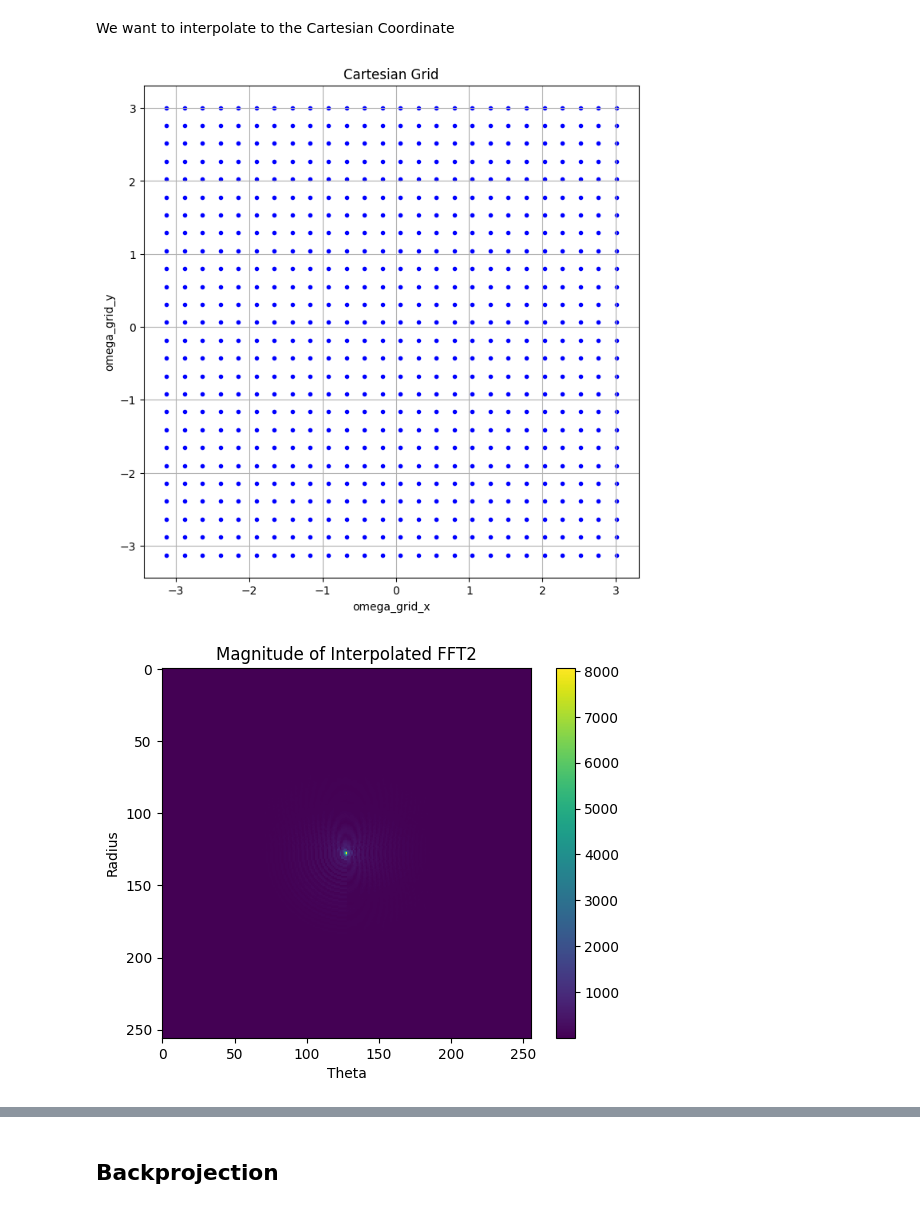
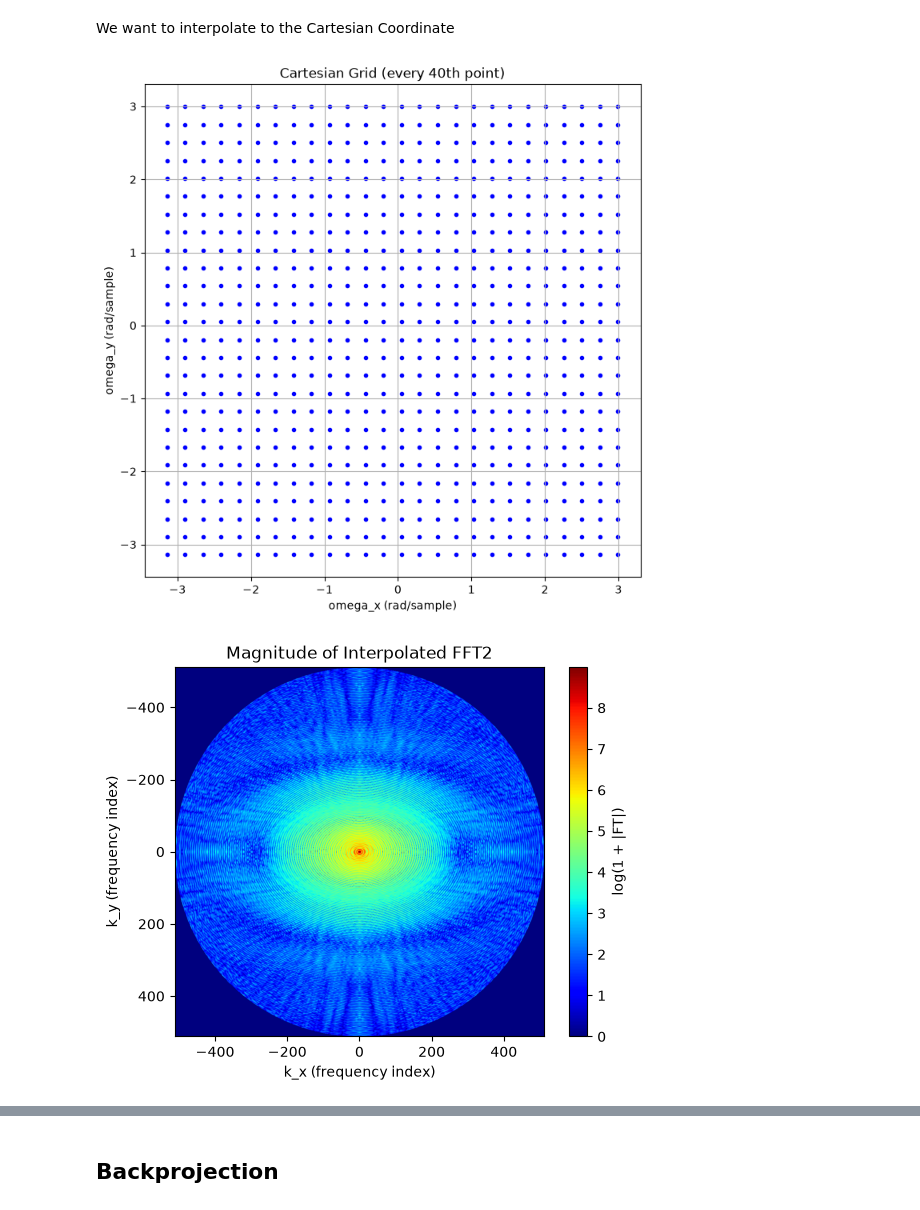
Before and after one commit to GivralNguyen/Python-Medical-Analytical-Tomographic-Image-Reconstruction, a Jupyter notebook: tutorial.ipynb, the cells around one changed output, grey strips where cells are left out. Saved outputs shown, nothing was run; the diff lists cells and outputs as text; code cells hidden in the pictures.

```diff
--- a/tutorial.ipynb
+++ b/tutorial.ipynb
@@ -110,8 +110,11 @@ plt.show()
 Fourier Slice Theorem
 # %%
 from fourier_transform import FT_1D
-# Perform 1D Fourier transform on sinogram for each projection angle
-N, proj_fft = FT_1D(sinogram) # N is length of FFT
+# Perform 1D Fourier transform of every projection (Fourier slice theorem).
+# Zero-padding each projection by `oversample` samples the Fourier slices more finely,
+# which keeps the polar -> Cartesian interpolation error small (oversample=1 gives strong artifacts).
+oversample = 4
+N, proj_fft = FT_1D(sinogram, oversample=oversample) # N = oversample * projection length
 # Display Radon transform
 fig, (ax1, ax2)= plt.subplots(1,2, figsize=(14, 5))
 ax1.imshow(sinogram, cmap=plt.cm.Greys_r,
@@ -121,12 +124,13 @@ ax1.set_title("Radon transform\n(Sinogram)")
 ax1.set_xlabel("Projection angle (deg)")
 ax1.set_ylabel("Projection position (pixels)")
 
-# Display the Fourier projections
-ax2.set_title("1D FT for each angle")
+# Display the Fourier projections (log magnitude, zero frequency in the middle)
+ax2.set_title("1D FT for each angle (log magnitude)")
 ax2.set_xlabel("Projection angle (degrees)")
-ax2.set_ylabel("Projection position (pixels)")
-img2 = ax2.imshow(np.abs(proj_fft), cmap='jet', aspect='auto', extent=(0, 180, 0, proj_fft.shape[0]))
+ax2.set_ylabel("Frequency index")
+img2 = ax2.imshow(np.log1p(np.abs(proj_fft)), cmap='jet', aspect='auto',
+                  extent=(0, 180, -(N // 2), N - N // 2))
 cbar = plt.colorbar(img2, ax=ax2)
-cbar.set_label('Magnitude')
+cbar.set_label('log(1 + |FT|)')
 plt.show()
 # %% [output]
@@ -158,27 +164,27 @@ We want to interpolate to the Cartesian Coordinate
 # %%
 # Plot the Cartesian grid
 plt.figure(figsize=(8, 8))
-plt.scatter(omega_grid_x[::display_interval, ::display_interval], omega_grid_y[::display_interval, ::display_interval], marker='.', color='b')
-plt.title('Cartesian Grid')
-plt.xlabel('omega_grid_x')
-plt.ylabel('omega_grid_y')
+plt.scatter(omega_grid_x[::r_step, ::r_step], omega_grid_y[::r_step, ::r_step], marker='.', color='b')
+plt.title(f'Cartesian Grid (every {r_step}th point)')
+plt.xlabel('omega_x (rad/sample)')
+plt.ylabel('omega_y (rad/sample)')
 plt.grid(True)
 plt.show()
 # %% [output]
-[figure, old version]
+[figure, new version]
 # %%
-from fourier_gridding import radial_to_cartesian_inperpolation
+from fourier_gridding import radial_to_cartesian_interpolation
 # Perform radial-to-cartesian interpolation on a "radial" 2D Fourier Transform (Acquired using Fourier Slice Theorem)
-FFT2 = radial_to_cartesian_inperpolation(omega_grid_x, omega_grid_y, r_grid, theta_grid, proj_fft)
+FFT2 = radial_to_cartesian_interpolation(omega_grid_x, omega_grid_y, r_grid, theta_grid, proj_fft)
 # We now acquired the interpolated 2D Fourier Transform of original object
-plt.imshow(np.abs(FFT2))
-plt.colorbar()
+plt.imshow(np.log1p(np.abs(FFT2)), cmap='jet', extent=(-(N // 2), N - N // 2, N - N // 2, -(N // 2)))
+plt.colorbar(label='log(1 + |FT|)')
 plt.title('Magnitude of Interpolated FFT2')
-plt.xlabel('Theta')
-plt.ylabel('Radius')
+plt.xlabel('k_x (frequency index)')
+plt.ylabel('k_y (frequency index)')
 plt.show()
 # %% [output]
-[figure, old version]
+[figure, new version]
 # %%
 from fourier_gridding import inverse_2D_FT
 
```
Also changed, not shown: parts of 6 cells of this notebook, 13 other files.
